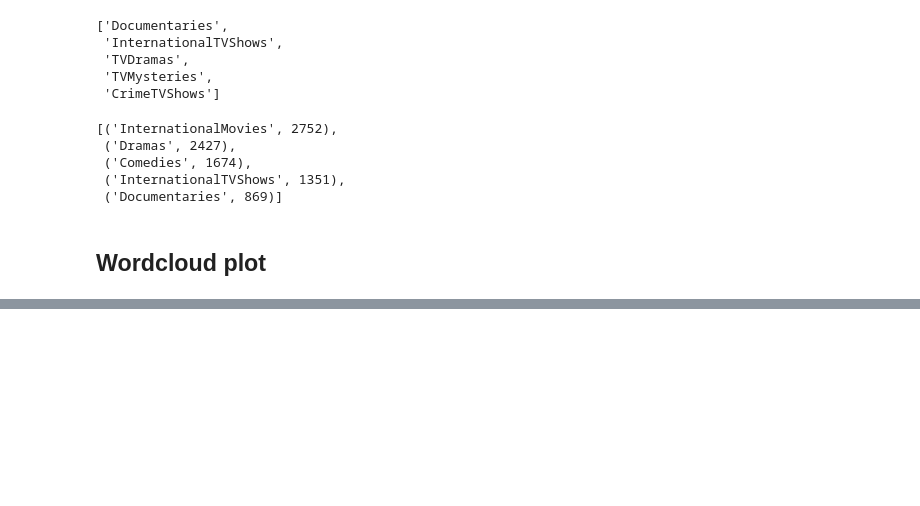
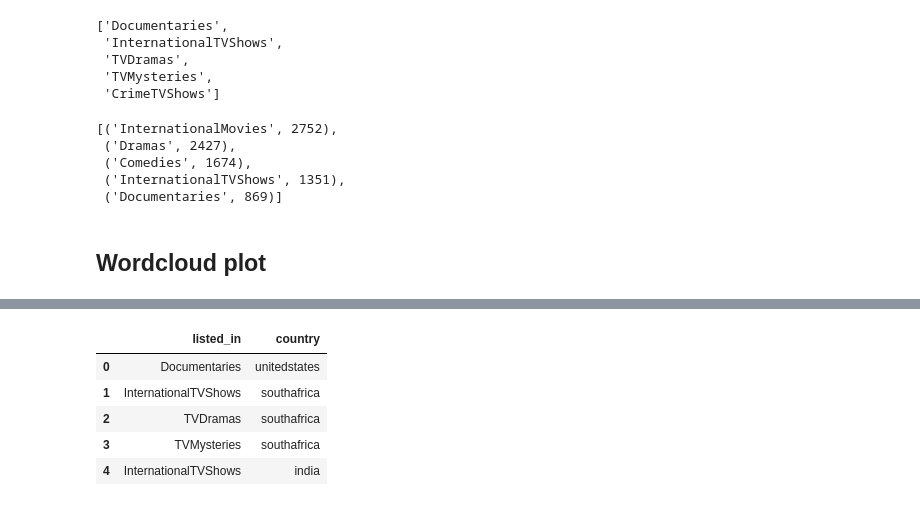
Before and after one commit to Edgar-La/Data_visualization_MoviesTVshows, a Jupyter notebook: Data_visualization.ipynb, the cells around one changed output, grey strips where cells are left out. Saved outputs shown, nothing was run; the diff lists cells and outputs as text; code cells hidden in the pictures; blank space fills up the shorter version.

```diff
--- a/Data_visualization.ipynb
+++ b/Data_visualization.ipynb
@@ -585,0 +616,13 @@ plt.show()
+# %%
+#Unpack the arrays into individual items
+df_category_country = df_category_country.explode('listed_in').explode('country')
+# Resetting index
+df_category_country.reset_index(drop=True, inplace=True)
+df_category_country.head()
+# %% [output]
+|  | listed_in | country |
+| 0 | Documentaries | unitedstates |
+| 1 | InternationalTVShows | southafrica |
+| 2 | TVDramas | southafrica |
+| 3 | TVMysteries | southafrica |
+| 4 | InternationalTVShows | india |
```
Also changed, not shown: parts of 16 cells of this notebook.
